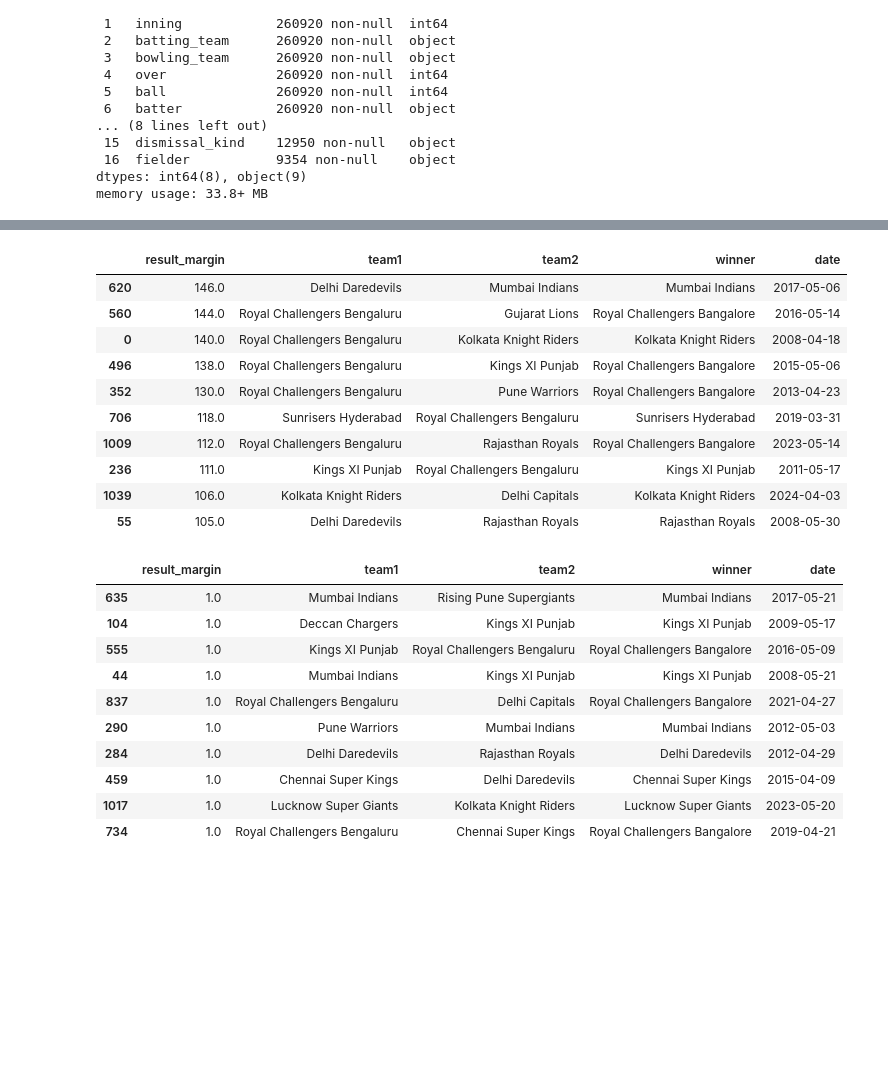
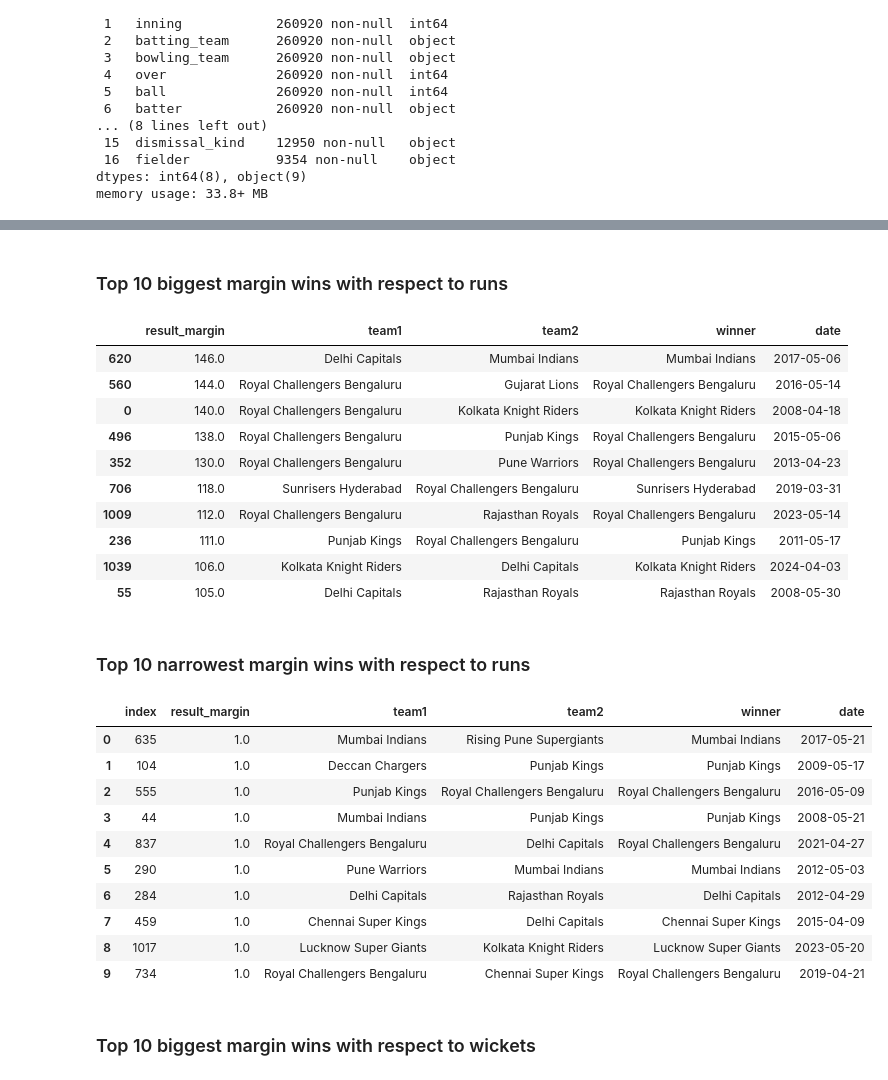
Before and after one commit to MehulBafna/Indian-Premier-League-in-depth-data-analysis-, a Jupyter notebook: Indian Premier League(in depth analysis).ipynb, the cells around one changed output, grey strips where cells are left out. Cells and saved outputs as stored; diff of their text form; code cells hidden in the pictures; blank space fills up the shorter version.

```diff
--- a/Indian Premier League(in depth analysis).ipynb
+++ b/Indian Premier League(in depth analysis).ipynb
@@ -7,4 +14,4 @@ from tabulate import tabulate
 # %%
 #Loading the data
-df = pd.read_csv('matches.csv')
-df1 = pd.read_csv('deliveries.csv')
+matches = pd.read_csv('matches.csv')
+balls = pd.read_csv('deliveries.csv')
@@ -163,3 +184,6 @@ Data columns (total 19 columns):
  18  Match_No          260920 non-null  float64
 dtypes: float64(1), int64(8), object(10)
 memory usage: 37.8+ MB
+# %%
+matches.drop_duplicates(inplace=True)
+balls.drop_duplicates(inplace=True)
@@ -508,31 +269,35 @@ plt.show()
+# %% [markdown]
+### Top 10 biggest margin wins with respect to runs
 # %%
-# Top 10 biggest margin wins with respect to runs
-df[['result_margin','team1','team2','winner','date']][df['result']=='runs'].sort_values('result_margin',ascending=False)[0:10]
+matches[['result_margin','team1','team2','winner','date']][matches['result']=='runs'].sort_values('result_margin',ascending=False)[0:10]
 # %% [output]
 |  | result_margin | team1 | team2 | winner | date |
-| 620 | 146.0 | Delhi Daredevils | Mumbai Indians | Mumbai Indians | 2017-05-06 |
-| 560 | 144.0 | Royal Challengers Bengaluru | Gujarat Lions | Royal Challengers Bangalore | 2016-05-14 |
+| 620 | 146.0 | Delhi Capitals | Mumbai Indians | Mumbai Indians | 2017-05-06 |
+| 560 | 144.0 | Royal Challengers Bengaluru | Gujarat Lions | Royal Challengers Bengaluru | 2016-05-14 |
 | 0 | 140.0 | Royal Challengers Bengaluru | Kolkata Knight Riders | Kolkata Knight Riders | 2008-04-18 |
-| 496 | 138.0 | Royal Challengers Bengaluru | Kings XI Punjab | Royal Challengers Bangalore | 2015-05-06 |
-| 352 | 130.0 | Royal Challengers Bengaluru | Pune Warriors | Royal Challengers Bangalore | 2013-04-23 |
+| 496 | 138.0 | Royal Challengers Bengaluru | Punjab Kings | Royal Challengers Bengaluru | 2015-05-06 |
+| 352 | 130.0 | Royal Challengers Bengaluru | Pune Warriors | Royal Challengers Bengaluru | 2013-04-23 |
 | 706 | 118.0 | Sunrisers Hyderabad | Royal Challengers Bengaluru | Sunrisers Hyderabad | 2019-03-31 |
-| 1009 | 112.0 | Royal Challengers Bengaluru | Rajasthan Royals | Royal Challengers Bangalore | 2023-05-14 |
-| 236 | 111.0 | Kings XI Punjab | Royal Challengers Bengaluru | Kings XI Punjab | 2011-05-17 |
+| 1009 | 112.0 | Royal Challengers Bengaluru | Rajasthan Royals | Royal Challengers Bengaluru | 2023-05-14 |
+| 236 | 111.0 | Punjab Kings | Royal Challengers Bengaluru | Punjab Kings | 2011-05-17 |
 | 1039 | 106.0 | Kolkata Knight Riders | Delhi Capitals | Kolkata Knight Riders | 2024-04-03 |
-| 55 | 105.0 | Delhi Daredevils | Rajasthan Royals | Rajasthan Royals | 2008-05-30 |
+| 55 | 105.0 | Delhi Capitals | Rajasthan Royals | Rajasthan Royals | 2008-05-30 |
+# %% [markdown]
+### Top 10 narrowest margin wins with respect to runs
 # %%
-#Top 10 narrowest margin wins with respect to runs
-df[['result_margin','team1','team2','winner','date']][df['result']=='runs'].sort_values('result_margin',ascending=True)[0:10]
+matches[['result_margin','team1','team2','winner','date']][matches['result']=='runs'].sort_values('result_margin',ascending=True)[0:10].reset_index()
 # %% [output]
-|  | result_margin | team1 | team2 | winner | date |
-| 635 | 1.0 | Mumbai Indians | Rising Pune Supergiants | Mumbai Indians | 2017-05-21 |
-| 104 | 1.0 | Deccan Chargers | Kings XI Punjab | Kings XI Punjab | 2009-05-17 |
-| 555 | 1.0 | Kings XI Punjab | Royal Challengers Bengaluru | Royal Challengers Bangalore | 2016-05-09 |
-| 44 | 1.0 | Mumbai Indians | Kings XI Punjab | Kings XI Punjab | 2008-05-21 |
-| 837 | 1.0 | Royal Challengers Bengaluru | Delhi Capitals | Royal Challengers Bangalore | 2021-04-27 |
-| 290 | 1.0 | Pune Warriors | Mumbai Indians | Mumbai Indians | 2012-05-03 |
-| 284 | 1.0 | Delhi Daredevils | Rajasthan Royals | Delhi Daredevils | 2012-04-29 |
-| 459 | 1.0 | Chennai Super Kings | Delhi Daredevils | Chennai Super Kings | 2015-04-09 |
-| 1017 | 1.0 | Lucknow Super Giants | Kolkata Knight Riders | Lucknow Super Giants | 2023-05-20 |
-| 734 | 1.0 | Royal Challengers Bengaluru | Chennai Super Kings | Royal Challengers Bangalore | 2019-04-21 |
+|  | index | result_margin | team1 | team2 | winner | date |
+| 0 | 635 | 1.0 | Mumbai Indians | Rising Pune Supergiants | Mumbai Indians | 2017-05-21 |
+| 1 | 104 | 1.0 | Deccan Chargers | Punjab Kings | Punjab Kings | 2009-05-17 |
+| 2 | 555 | 1.0 | Punjab Kings | Royal Challengers Bengaluru | Royal Challengers Bengaluru | 2016-05-09 |
+| 3 | 44 | 1.0 | Mumbai Indians | Punjab Kings | Punjab Kings | 2008-05-21 |
+| 4 | 837 | 1.0 | Royal Challengers Bengaluru | Delhi Capitals | Royal Challengers Bengaluru | 2021-04-27 |
+| 5 | 290 | 1.0 | Pune Warriors | Mumbai Indians | Mumbai Indians | 2012-05-03 |
+| 6 | 284 | 1.0 | Delhi Capitals | Rajasthan Royals | Delhi Capitals | 2012-04-29 |
+| 7 | 459 | 1.0 | Chennai Super Kings | Delhi Capitals | Chennai Super Kings | 2015-04-09 |
+| 8 | 1017 | 1.0 | Lucknow Super Giants | Kolkata Knight Riders | Lucknow Super Giants | 2023-05-20 |
+| 9 | 734 | 1.0 | Royal Challengers Bengaluru | Chennai Super Kings | Royal Challengers Bengaluru | 2019-04-21 |
+# %% [markdown]
+### Top 10 biggest margin wins with respect to wickets
 # %%
```
Also changed, not shown: parts of 112 cells of this notebook.
